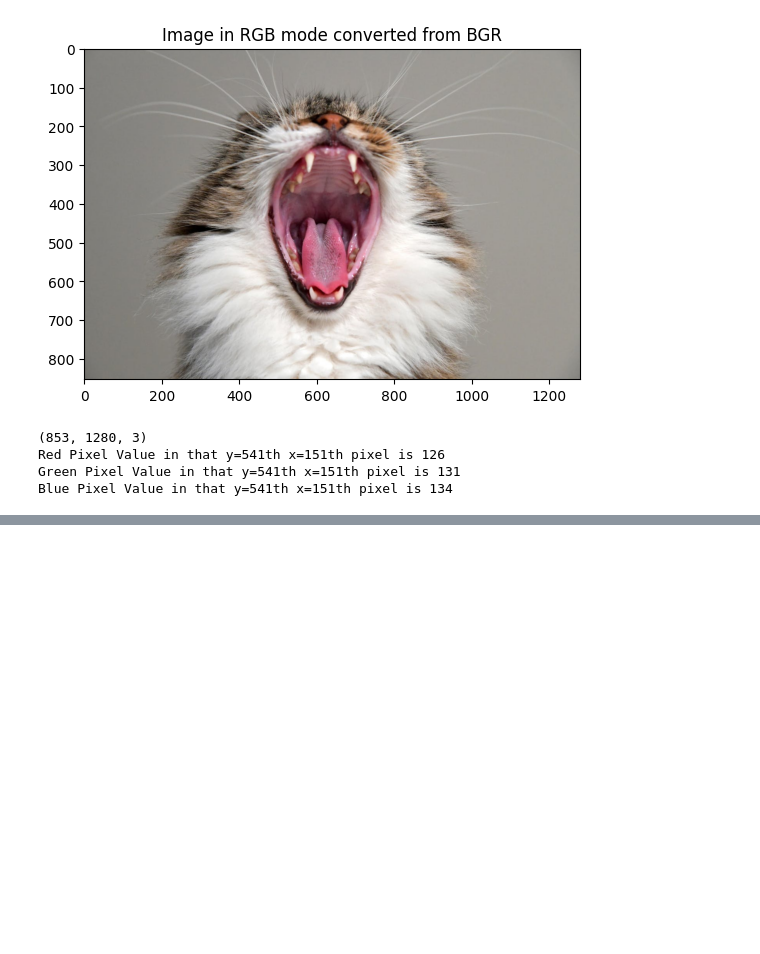
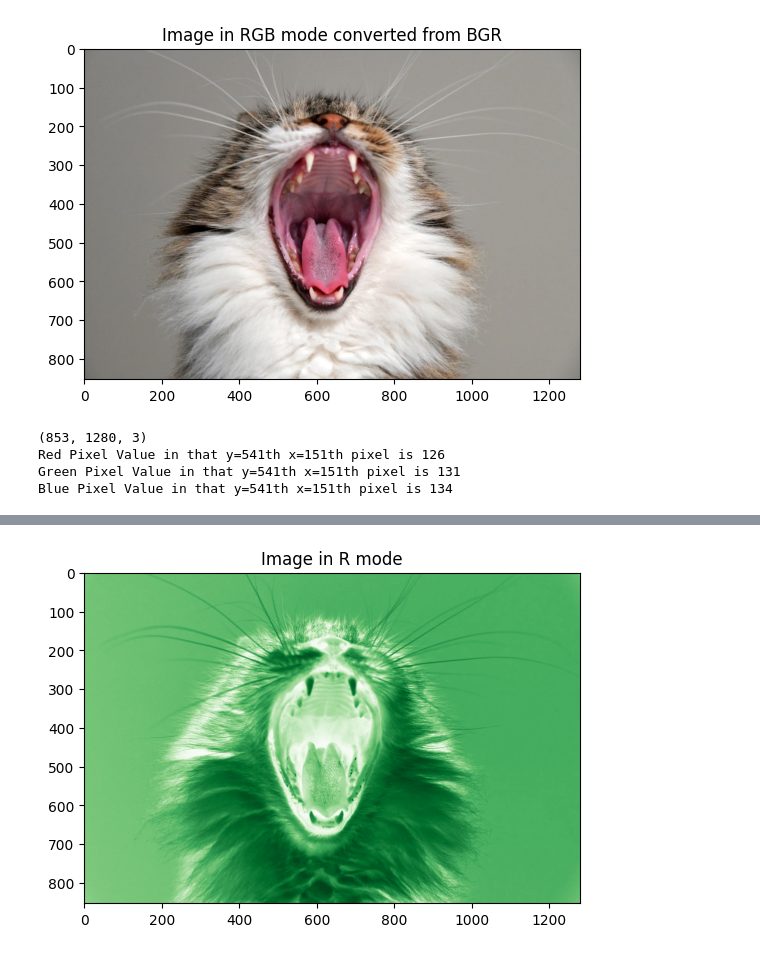
Before and after one commit to kazrkb/iub-imgpros-class-01, a Jupyter notebook: c-1.ipynb, the cells around one changed output, grey strips where cells are left out. Drawn from its saved outputs; the diff is of its cells as text; code cells hidden in the pictures; blank space fills up the shorter version.

```diff
--- a/c-1.ipynb
+++ b/c-1.ipynb
@@ -49,0 +59,6 @@ Blue Pixel Value in that y=541th x=151th pixel is 134
+# %%
+plt.imshow(g, cmap='Greens')
+plt.title("Image in R mode")
+plt.show()
+# %% [output]
+[figure, added]
```
Also changed, not shown: parts of 2 cells of this notebook.
